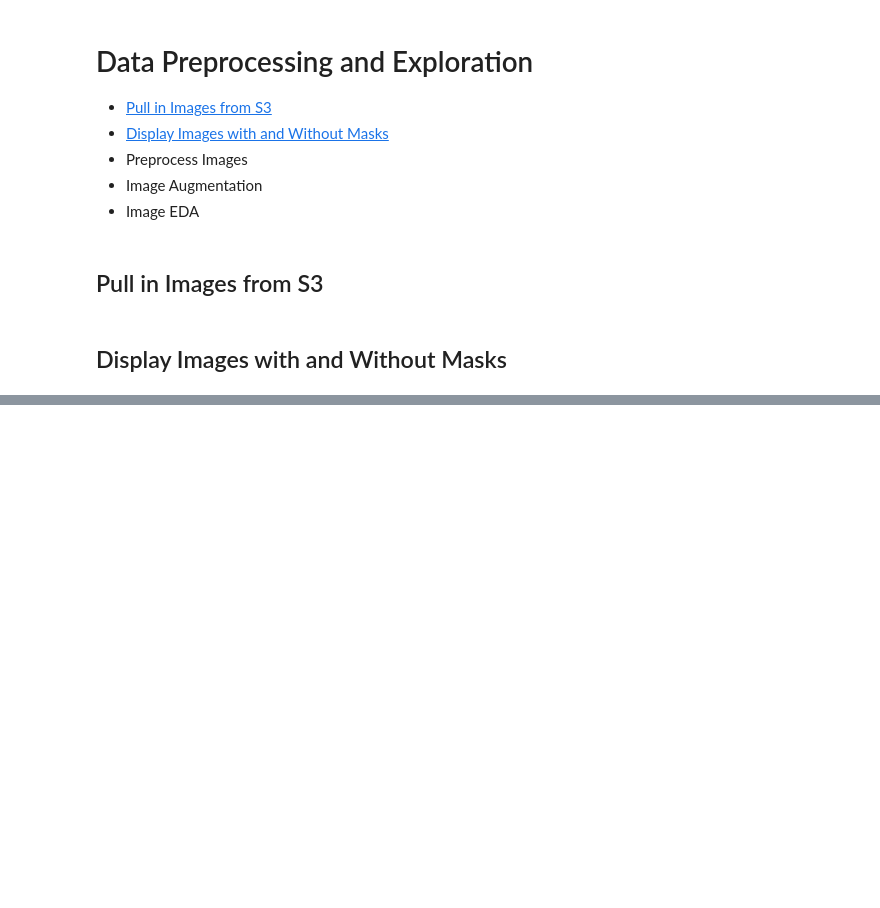
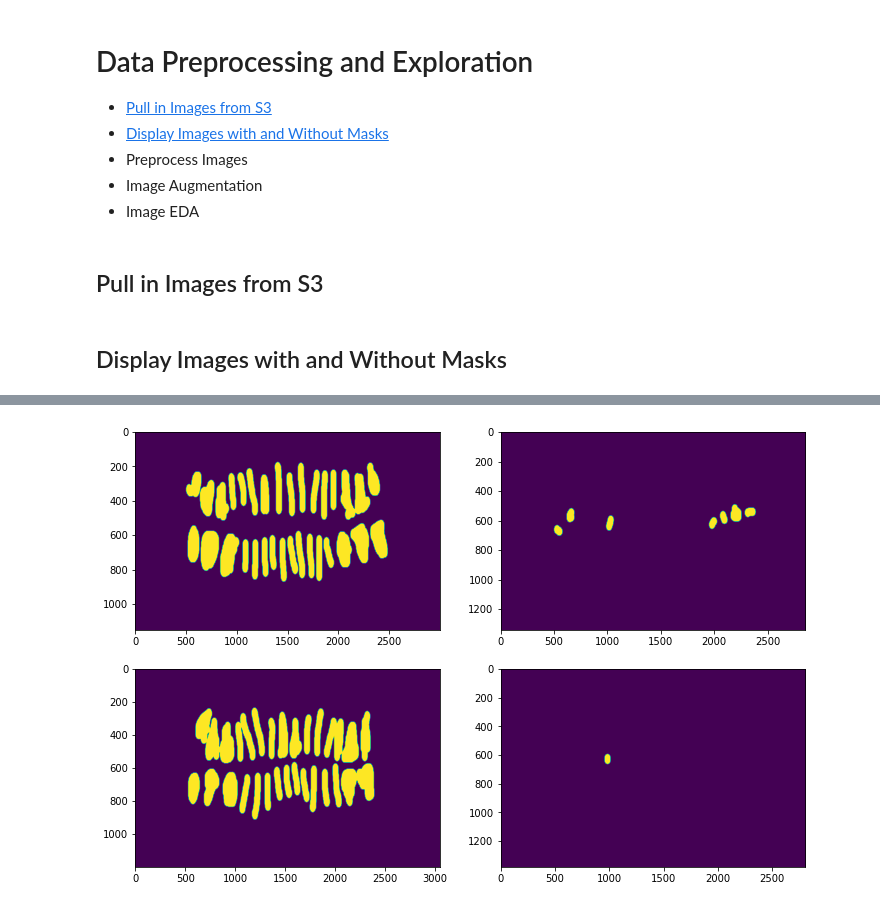
Before and after one commit to dmunger27/dental-xray-segmentation, a Jupyter notebook: Data_Preprocessing_and_Exploration.ipynb, the cells around one changed output, grey strips where cells are left out. Drawn from its saved outputs; the diff is of its cells as text; code cells hidden in the pictures; blank space fills up the shorter version.

```diff
--- a/Data_Preprocessing_and_Exploration.ipynb
+++ b/Data_Preprocessing_and_Exploration.ipynb
@@ -51,0 +62,5 @@ plt.show()
+# %%
+# Display 4 annotation images (just the annotations)
+image_to_plot('annotation_images/*', 'viridis')
+# %% [output]
+[figure, added]
```
Also changed, not shown: parts of 4 cells of this notebook.
